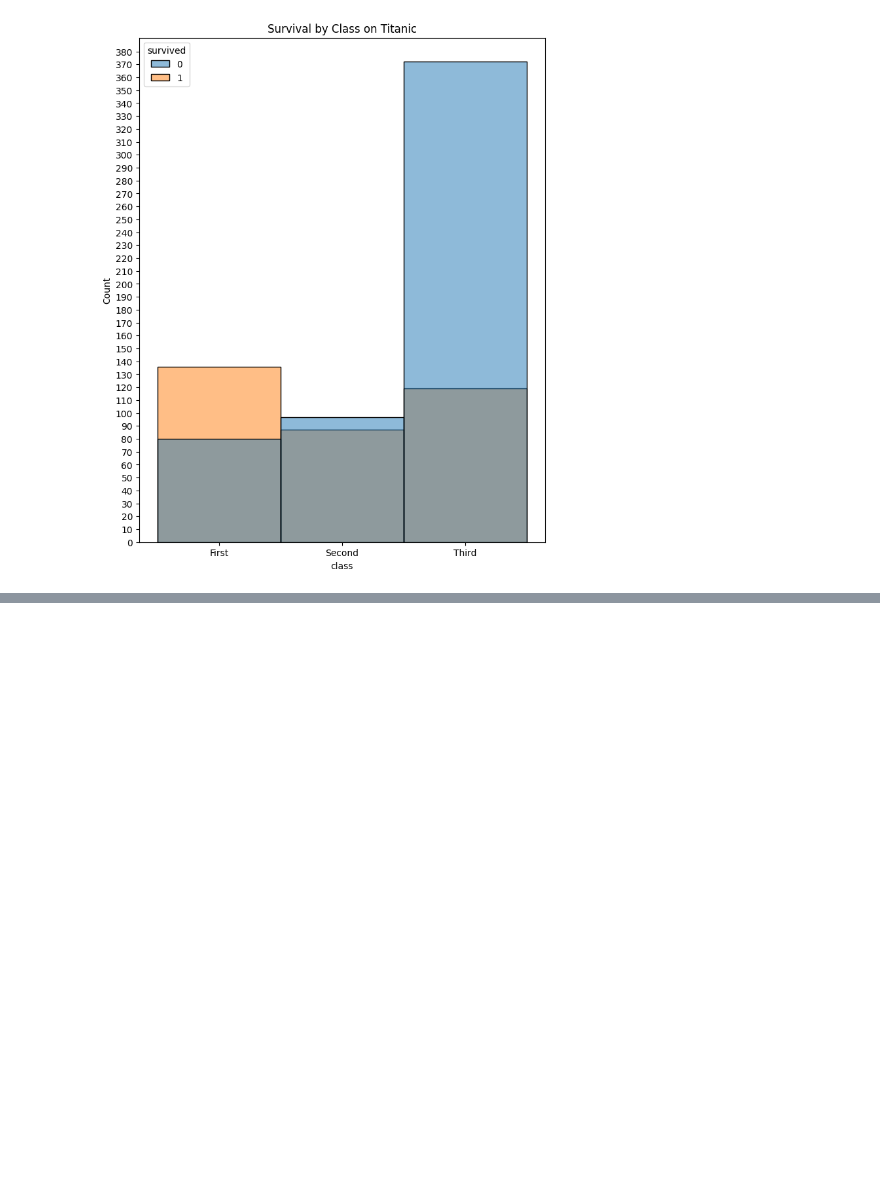
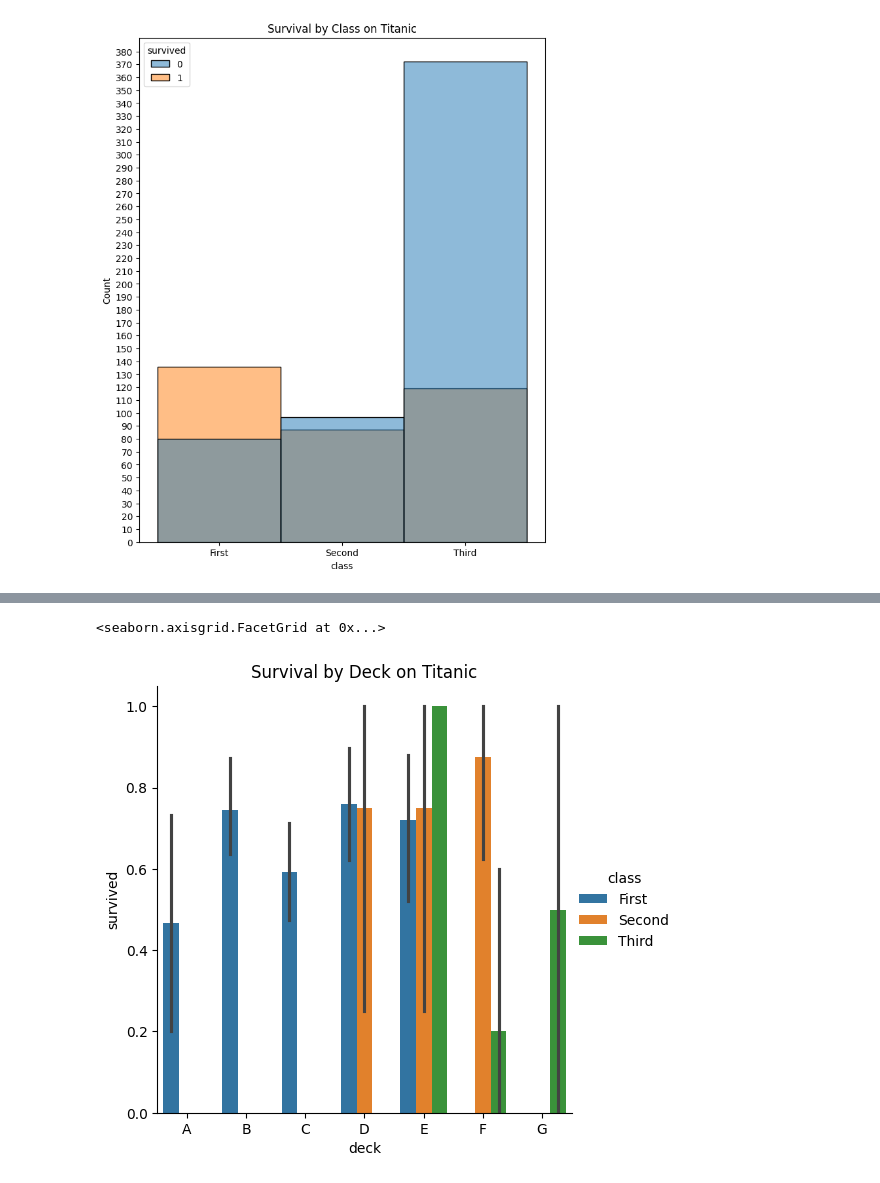
Before and after one commit to J3SSY-ANDU/Food-Delivery-Data-Analysis, a Jupyter notebook: notebooks/seaborn_tutorial.ipynb, the cells around one changed output, grey strips where cells are left out. Saved outputs shown, nothing was run; the diff lists cells and outputs as text; code cells hidden in the pictures; blank space fills up the shorter version.

```diff
--- a/notebooks/seaborn_tutorial.ipynb
+++ b/notebooks/seaborn_tutorial.ipynb
@@ -322,0 +391,7 @@ g.set(title='Survival by Class on Titanic')
+# %%
+titanic['deck'].value_counts()  # Count of passengers by deck
+g = sns.catplot(kind='bar', x='deck', y='survived', hue='class', data=titanic)  # Bar plot for deck and survival
+g.set(title='Survival by Deck on Titanic')
+# %% [output]
+<seaborn.axisgrid.FacetGrid at 0x...>
+[figure, added]
```
Also changed, not shown: parts of 10 cells of this notebook.
